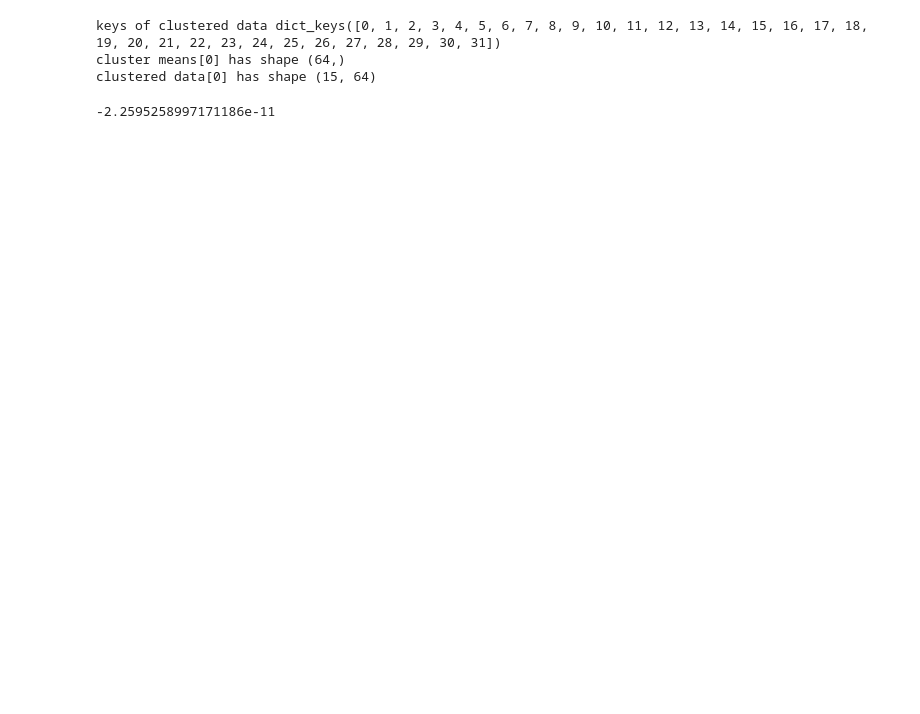
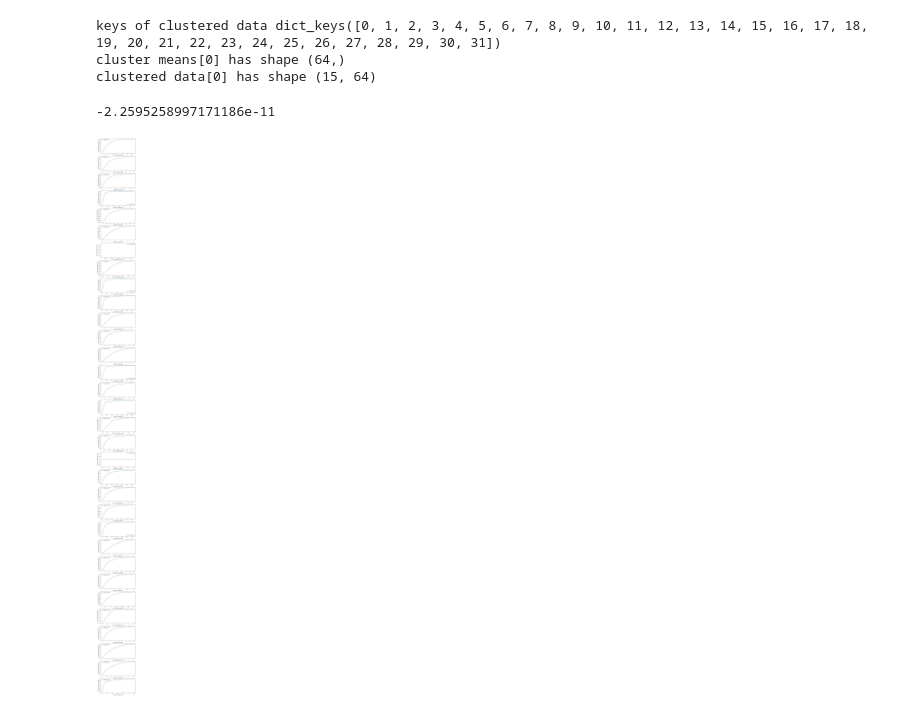
Before and after one commit to Tharindu-Nirmal/Image_Denoising, a Jupyter notebook: Clustering.ipynb, the cells around one changed output. Saved outputs shown, nothing was run; the diff lists cells and outputs as text; code cells hidden in the pictures; blank space fills up the shorter version.

Commit message:
[add]pca on clusters

```diff
--- a/Clustering.ipynb
+++ b/Clustering.ipynb
@@ -163,3 +163,40 @@ for i in range(32):
 print (summa)
 # %% [output]
 -2.2595258997171186e-11
+# %%
+def pca_for_cluster(cluster, n=32):
+    """
+    cluster: a centered array of vectors from a single cluster
+    """
+    assert isinstance(cluster, np.ndarray)
+
+    pca = PCA()
+    cluster_pca = pca.fit_transform(cluster)
+
+    # Calculate the cumulative explained variance
+    explained_variance_ratio_cumulative = np.cumsum(pca.explained_variance_ratio_)
+
+
+
+    return cluster_pca, explained_variance_ratio_cumulative
+
+
+# def get_cluster_PCA(centered_clusters, n):
+#     """
+#     centered_clusters: A dictionary with key- cluster number, value: an array with mean =zero vector
+#     n = desired PCA components for each cluster
+#     """
+# %%
+num_clusters = len(centered_clusters)
+fig, axs = plt.subplots(nrows= num_clusters, ncols =1, figsize=(8,4* num_clusters))
+
+for i, (cluster_key, points) in enumerate(centered_clusters.items()):
+    cluster_pca, expln_var_cum = pca_for_cluster(points)
+    axs[i].plot(range(1, len(expln_var_cum) + 1), expln_var_cum, label='Cluster_%d PCA'%(cluster_key))
+    axs[i].set_xlabel('Number of Components')
+    axs[i].set_ylabel('Cumultiv Explained Var Ratio')
+    axs[i].legend()
+
+plt.show()
+# %% [output]
+[figure, added]
```
Also changed, not shown: parts of 3 cells of this notebook.
